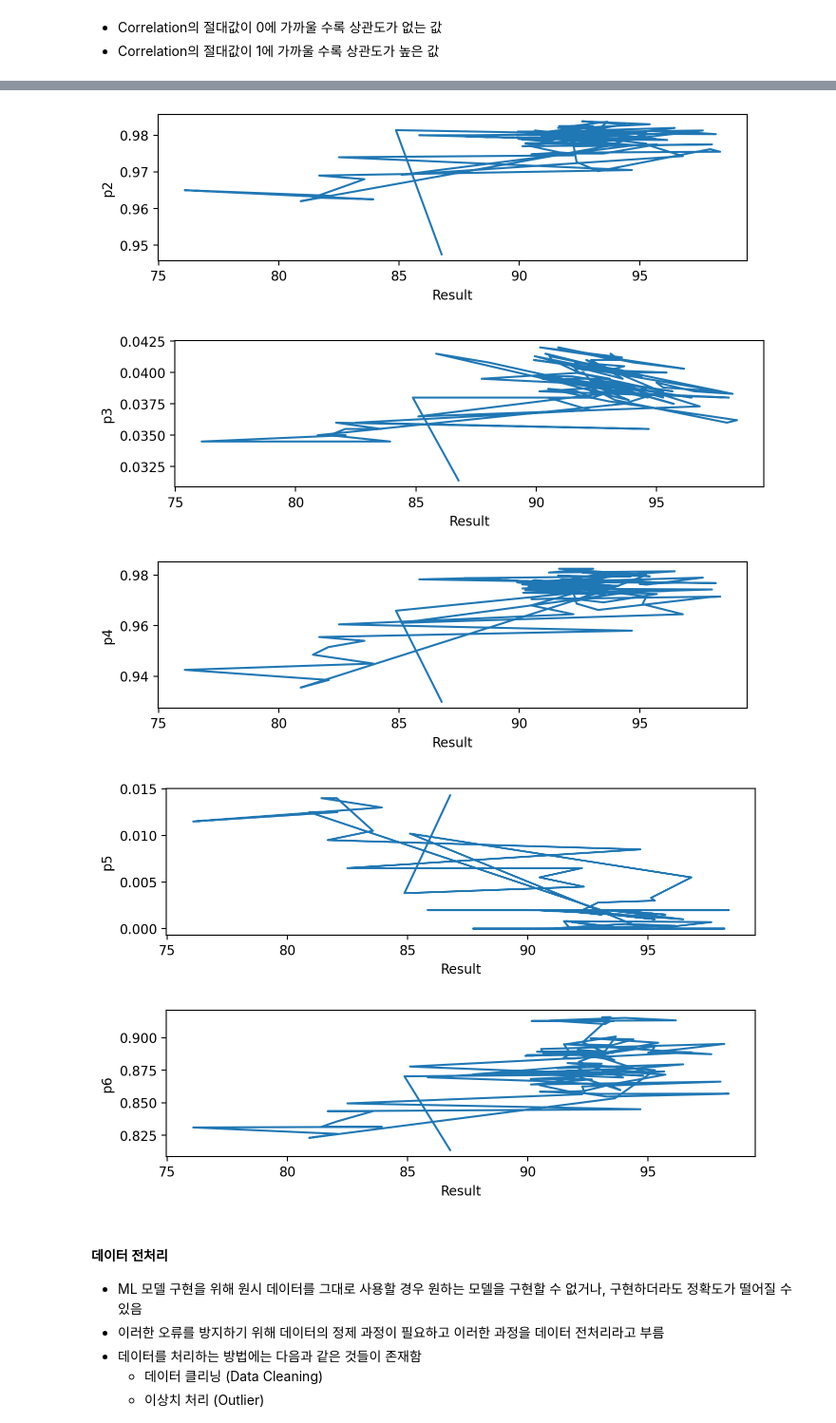
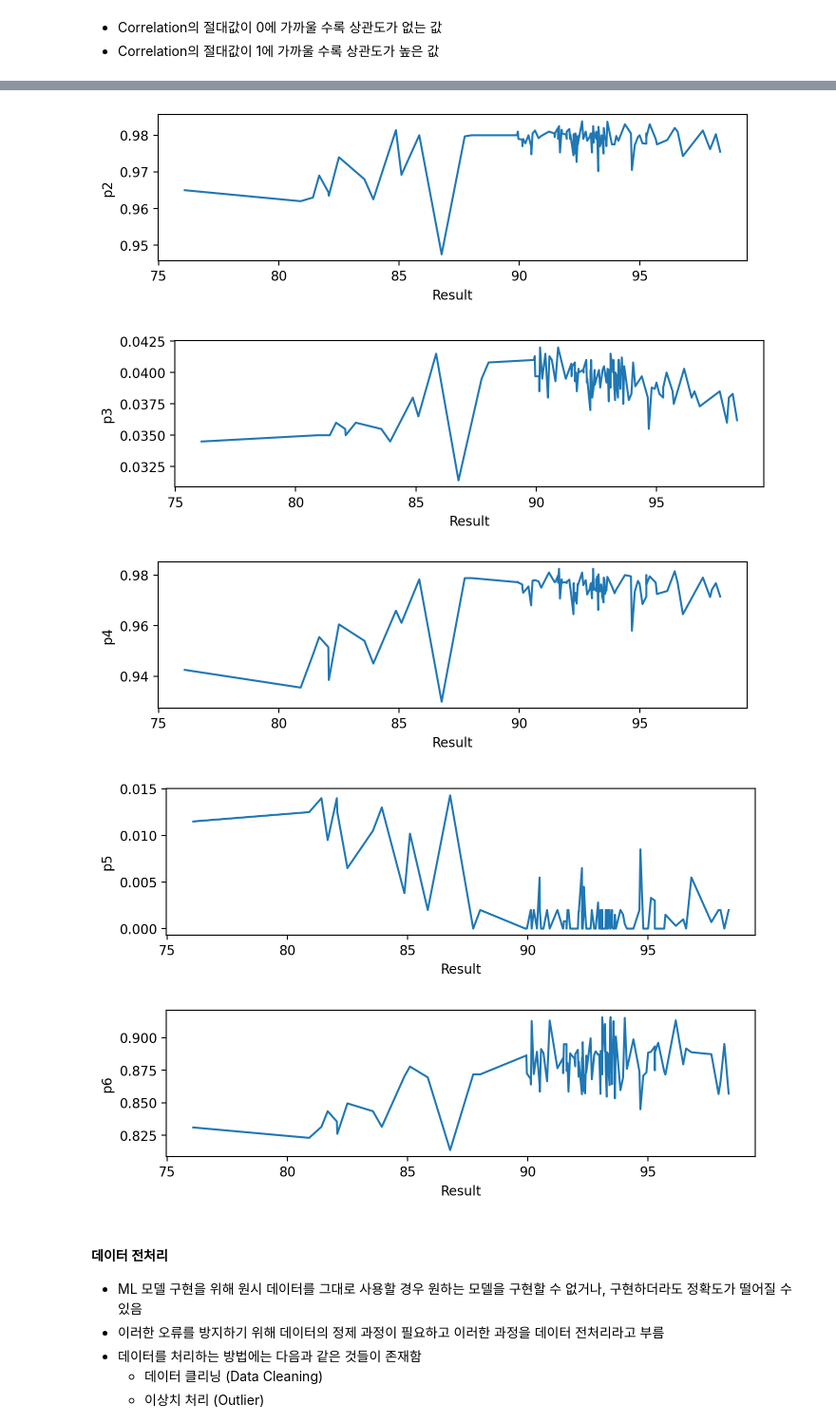
Before and after one commit to imbiotech/skbtML, a Jupyter notebook: k_pda_gmp_w_s.ipynb, the cells around one changed output, grey strips where cells are left out. Shown: that part at 95% size. Drawn from its saved outputs; the diff is of its cells as text; code cells hidden in the pictures.

```diff
--- a/k_pda_gmp_w_s.ipynb
+++ b/k_pda_gmp_w_s.ipynb
@@ -442,7 +442,8 @@ import matplotlib.pyplot as plt
 # Result의 순서대로 나열하기 위해 Result를 Dataframe의 index로 설정
 if ipc_df_trn.index.name != "Result":
     ipc_df_trn.set_index("Result",inplace=True)
-ipc_df_trn.sort_index(ascending=True)
+    ipc_df_trn.sort_index(ascending=True,inplace=True)
+
 
 # 각 데이터 (x) vs 타겟 (y) 에 대한 그래프 작성
 for f in features:
@@ -455,8 +456,8 @@ for f in features:
-[figure, old version]
+[figure, new version]
-[figure, old version]
+[figure, new version]
-[figure, old version]
+[figure, new version]
-[figure, old version]
+[figure, new version]
-[figure, old version]
+[figure, new version]
 # %% [markdown]
 #### 데이터 전처리
 - ML 모델 구현을 위해 원시 데이터를 그대로 사용할 경우 원하는 모델을 구현할 수 없거나, 구현하더라도 정확도가 떨어질 수 있음
```
Also changed, not shown: parts of 4 cells of this notebook, 1 other file.
